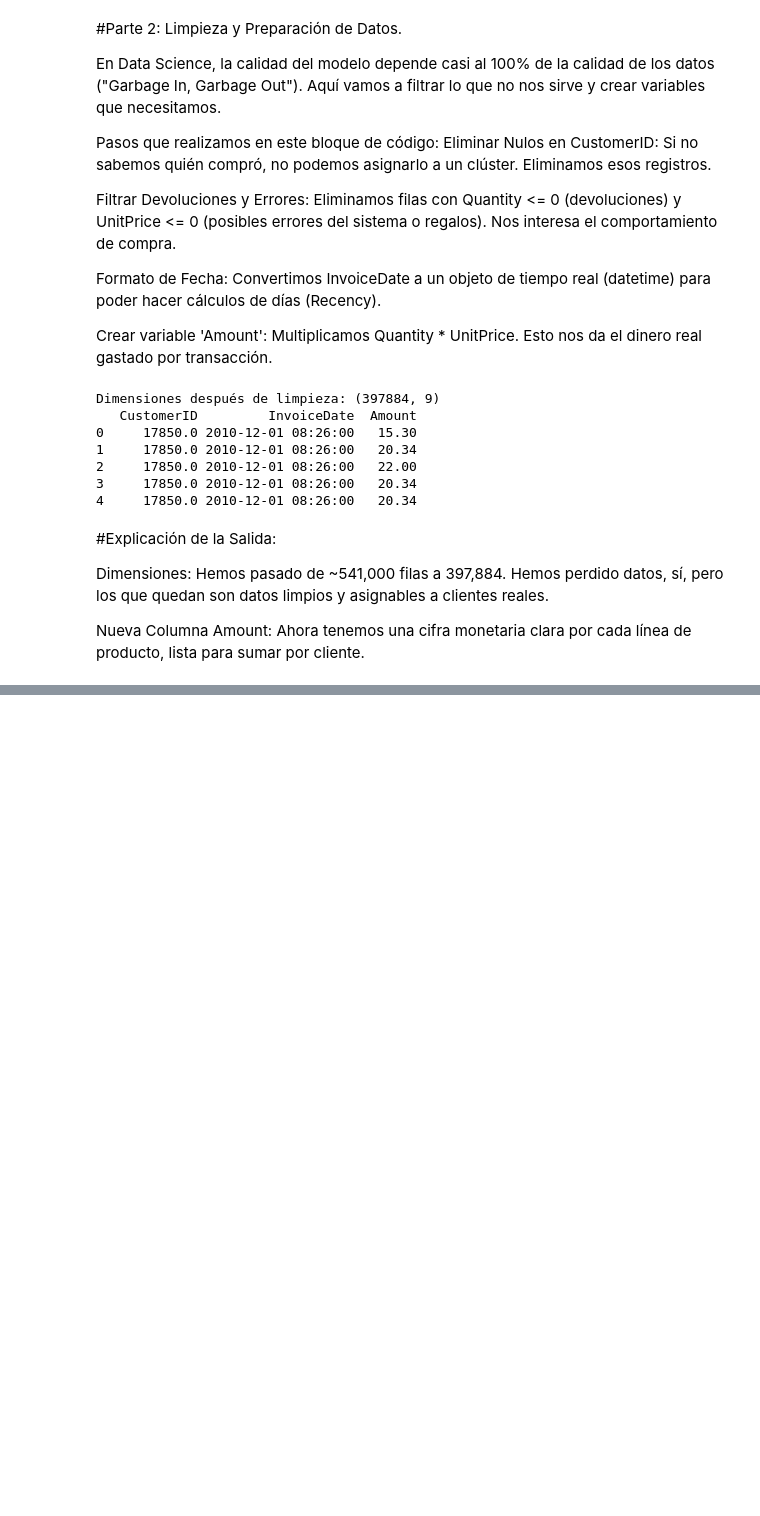
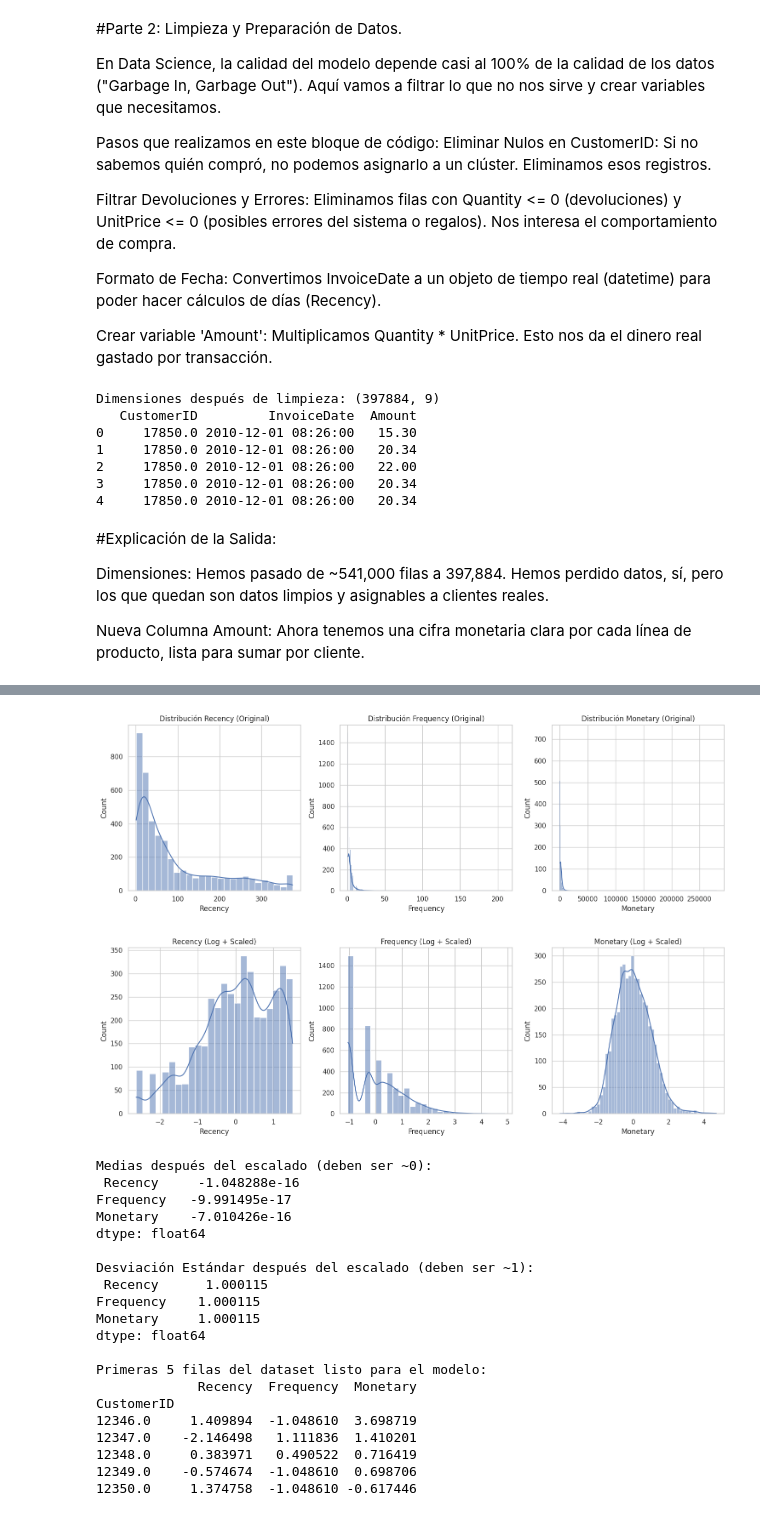
Before and after one commit to Caarlosgg/CLustering_ComercioMinorista, a Jupyter notebook: Clustering.ipynb, the cells around one changed output, grey strips where cells are left out. Cells and saved outputs as stored; diff of their text form; code cells hidden in the pictures; blank space fills up the shorter version.

```diff
--- a/Clustering.ipynb
+++ b/Clustering.ipynb
@@ -115,0 +188,76 @@ Nueva Columna Amount: Ahora tenemos una cifra monetaria clara por cada línea de
+# %%
+import numpy as np
+import matplotlib.pyplot as plt
+import seaborn as sns
+from sklearn.preprocessing import StandardScaler
+
+# --- Parte 4: Tratamiento de Outliers y Escalado ---
+
+# 1. Visualizar distribuciones ANTES de la transformación
+# Esto nos ayuda a ver el sesgo de los datos (seguramente muy pegados a la izquierda)
+fig, ax = plt.subplots(1, 3, figsize=(15, 5))
+sns.histplot(rfm['Recency'], kde=True, ax=ax[0])
+ax[0].set_title('Distribución Recency (Original)')
+sns.histplot(rfm['Frequency'], kde=True, ax=ax[1])
+ax[1].set_title('Distribución Frequency (Original)')
+sns.histplot(rfm['Monetary'], kde=True, ax=ax[2])
+ax[2].set_title('Distribución Monetary (Original)')
+plt.tight_layout()
+plt.show()
+
+# 2. Transformación Logarítmica (Corrección de asimetría)
+# Usamos logaritmos para manejar la gran diferencia entre valores pequeños y enormes
+rfm_log = rfm.copy()
+# Nota: Si hubiera valores 0, habría que sumar +1 antes de aplicar log, pero aquí limpiamos los ceros.
+rfm_log['Recency'] = np.log(rfm_log['Recency'])
+rfm_log['Frequency'] = np.log(rfm_log['Frequency'])
+rfm_log['Monetary'] = np.log(rfm_log['Monetary'])
+
+# 3. Escalado (StandardScaler - Z-score)
+# Normalizamos para que media=0 y desviación=1
+scaler = StandardScaler()
+rfm_scaled = scaler.fit_transform(rfm_log)
+
+# Convertimos de nuevo a DataFrame para no perder los CustomerID
+rfm_scaled_df = pd.DataFrame(rfm_scaled, index=rfm.index, columns=rfm.columns)
+
+# 4. Visualizar distribuciones DESPUÉS de la transformación
+# Ahora deberíamos ver formas más parecidas a una campana (distribución normal)
+fig, ax = plt.subplots(1, 3, figsize=(15, 5))
+sns.histplot(rfm_scaled_df['Recency'], kde=True, ax=ax[0])
+ax[0].set_title('Recency (Log + Scaled)')
+sns.histplot(rfm_scaled_df['Frequency'], kde=True, ax=ax[1])
+ax[1].set_title('Frequency (Log + Scaled)')
+sns.histplot(rfm_scaled_df['Monetary'], kde=True, ax=ax[2])
+ax[2].set_title('Monetary (Log + Scaled)')
+plt.tight_layout()
+plt.show()
+
+# Verificación estadística
+print("Medias después del escalado (deben ser ~0):\n", rfm_scaled_df.mean(axis=0))
+print("\nDesviación Estándar después del escalado (deben ser ~1):\n", rfm_scaled_df.std(axis=0))
+print("\nPrimeras 5 filas del dataset listo para el modelo:")
+print(rfm_scaled_df.head())
+# %% [output]
+[figure, added]
+[figure, added]
+Medias después del escalado (deben ser ~0):
+ Recency     -1.048288e-16
+Frequency   -9.991495e-17
+Monetary    -7.010426e-16
+dtype: float64
+
+Desviación Estándar después del escalado (deben ser ~1):
+ Recency      1.000115
+Frequency    1.000115
+Monetary     1.000115
+dtype: float64
+
+Primeras 5 filas del dataset listo para el modelo:
+             Recency  Frequency  Monetary
+CustomerID
+12346.0     1.409894  -1.048610  3.698719
+12347.0    -2.146498   1.111836  1.410201
+12348.0     0.383971   0.490522  0.716419
+12349.0    -0.574674  -1.048610  0.698706
+12350.0     1.374758  -1.048610 -0.617446
```
Also changed, not shown: parts of 20 cells of this notebook.
